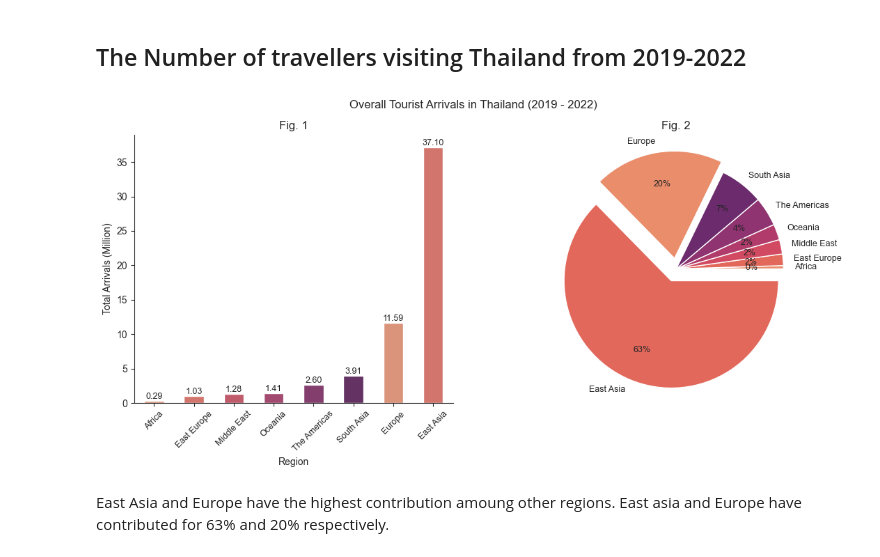
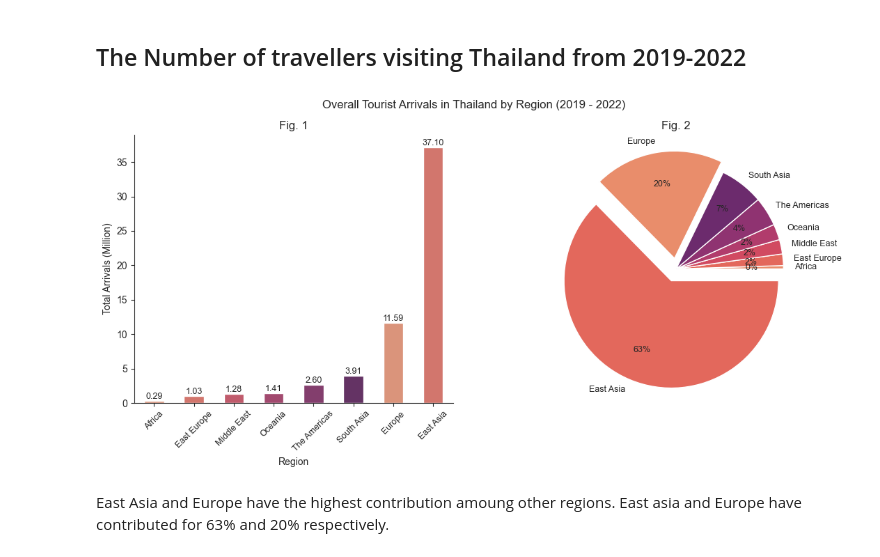
Before and after one commit to eatrabyo/dads-5001-mini-project, a Jupyter notebook: Analysis.ipynb, the cells around one changed output. Cells and saved outputs as stored; diff of their text form; code cells hidden in the pictures.

```diff
--- a/Analysis.ipynb
+++ b/Analysis.ipynb
@@ -221,29 +221,29 @@ Text(0, 0.5, 'Total Arrivals (Million)')
 # %%
 sns.set_style('white',{'ytick.left':True,'xtick.bottom':True,'axes.spines.right': False,
  'axes.spines.top': False})
 
 fig, (axes1,axes2) = plt.subplots(1, 2, figsize=(13, 5))
 color = sns.color_palette("flare")
 
 sns.barplot(data=df_region_arrival, x='Nationality', y='Total Arrivals', hue='Nationality', ax = axes1, width=0.5, dodge=False,
             palette=color)
 
 
 plt.pie(df_region_arrival['Total Arrivals'], labels=df_region_arrival['Nationality'], autopct='%.0f%%',
                 colors=color,explode=[0,0,0,0,0,0,0.1,0.12],textprops={"fontsize":9},pctdistance=0.7)
 
 for p in axes1.containers:
     axes1.bar_label(p, label_type='edge', fontsize=9,fmt='%1.2f')
 axes1.set_xticklabels(axes1.get_xticklabels(), rotation=45,fontdict={'size':9})
 axes1.legend([],[], frameon=False)
 axes1.set_title('Fig. 1')
 axes1.set_xlabel('Region',fontdict={'size':10})
 axes1.set_ylabel('Total Arrivals (Million)',fontdict={'size':10})
 axes2.set_title('Fig. 2')
-fig.suptitle('Overall Tourist Arrivals in Thailand (2019 - 2022)')
+fig.suptitle('Overall Tourist Arrivals in Thailand by Region (2019 - 2022)')
 plt.show()
 # %% [output]
-[figure, old version]
+[figure, new version]
 # %% [markdown]
 East Asia and Europe have the highest contribution amoung other regions. East asia and Europe have contributed for 63% and 20% respectively.
 # %% [markdown]
```
Also changed, not shown: parts of 6 cells of this notebook.
